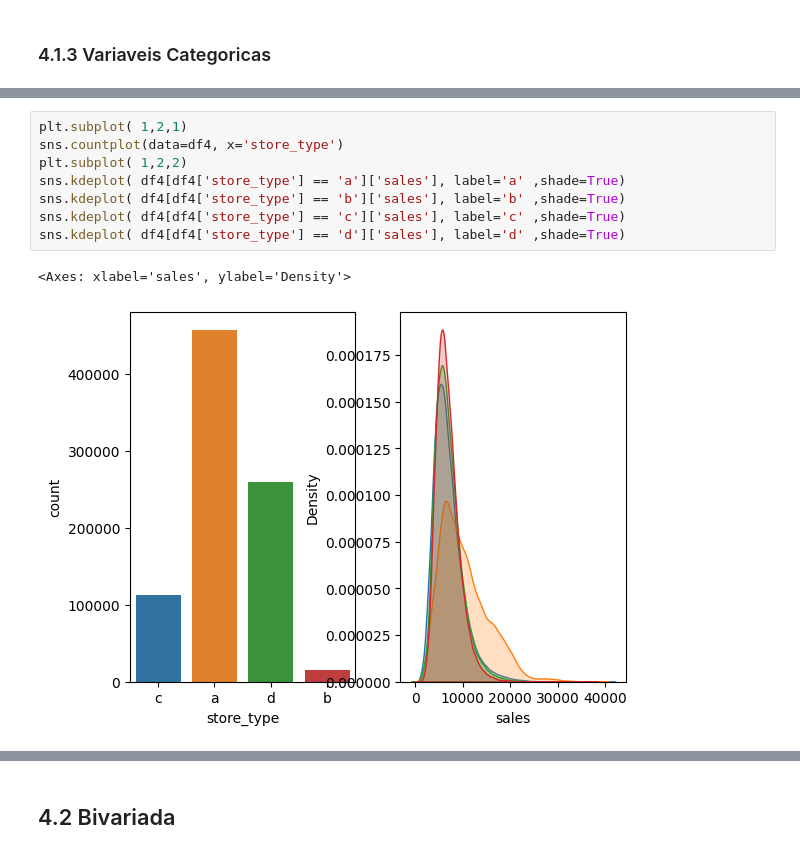
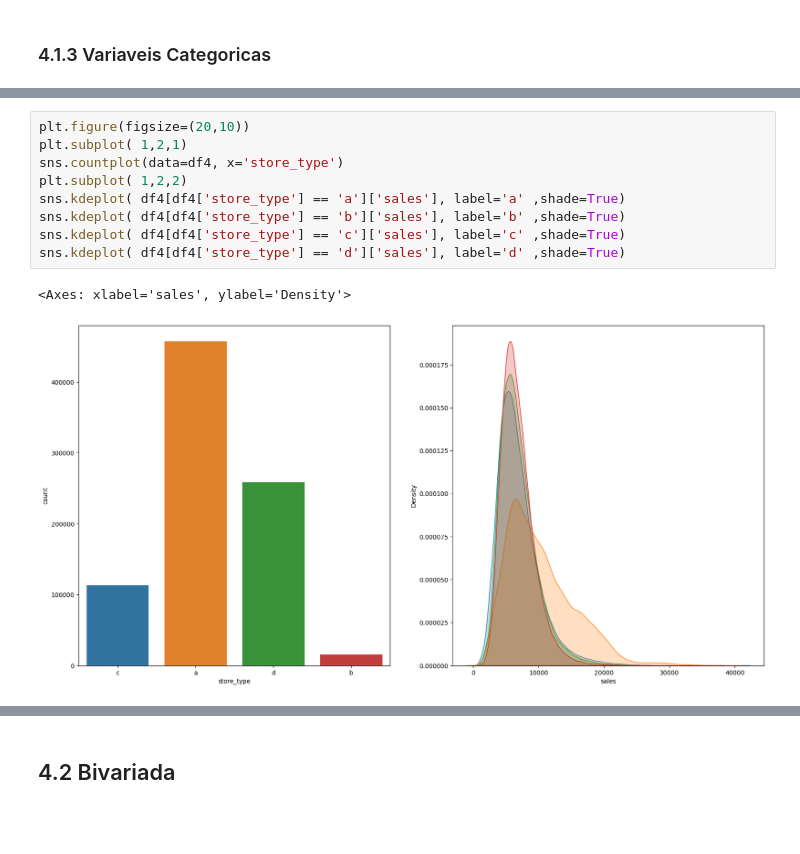
Before and after one commit to thiago-vale/ds-em-producao, a Jupyter notebook: notebooks/store-sales-ŕedictions.ipynb, the cells around one changed output, grey strips where cells are left out. Cells and saved outputs as stored; diff of their text form; blank space fills up the shorter version.

```diff
--- a/notebooks/store-sales-ŕedictions.ipynb
+++ b/notebooks/store-sales-ŕedictions.ipynb
@@ -562,12 +564,13 @@ sns.kdeplot( df4[df4['state_holiday'] == 'christimas']['sales'], label='christim
 # %%
+plt.figure(figsize=(20,10))
 plt.subplot( 1,2,1)
 sns.countplot(data=df4, x='store_type')
 plt.subplot( 1,2,2)
 sns.kdeplot( df4[df4['store_type'] == 'a']['sales'], label='a' ,shade=True)
 sns.kdeplot( df4[df4['store_type'] == 'b']['sales'], label='b' ,shade=True)
 sns.kdeplot( df4[df4['store_type'] == 'c']['sales'], label='c' ,shade=True)
 sns.kdeplot( df4[df4['store_type'] == 'd']['sales'], label='d' ,shade=True)
 # %% [output]
 <Axes: xlabel='sales', ylabel='Density'>
-[figure, old version]
+[figure, new version]
 # %%
```
Also changed, not shown: parts of 21 cells of this notebook.
